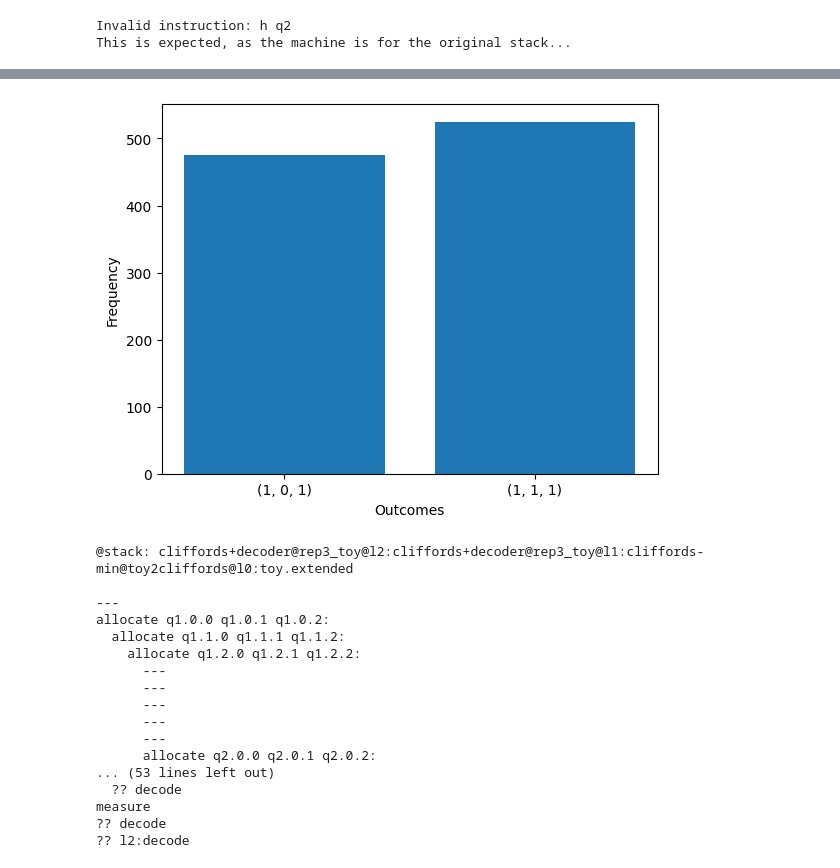
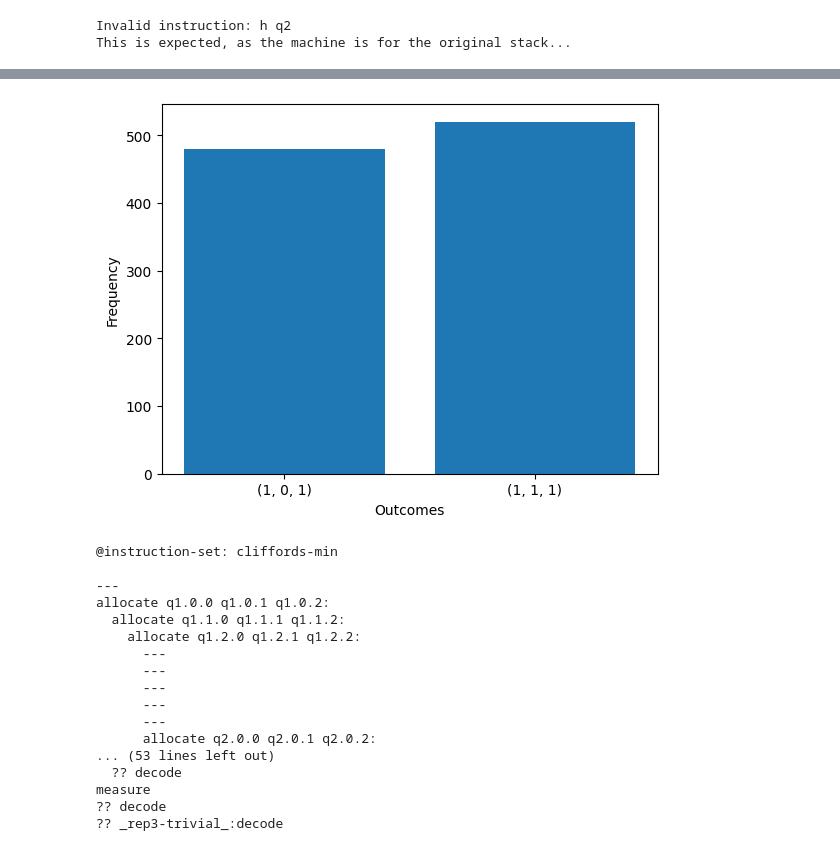
Before and after one commit to anpaz/qstack, a Jupyter notebook: examples/4.compile.ipynb, the cells around one changed output, grey strips where cells are left out. Saved outputs shown, nothing was run; the diff lists cells and outputs as text; code cells hidden in the pictures.

```diff
--- a/examples/4.compile.ipynb
+++ b/examples/4.compile.ipynb
@@ -47,10 +42,11 @@ Program(stack=Stack(target=LayerNode(lower=None, namespace='', layer=Layer(name=
 # Set up a local quantum machine to execute the program.
 # Each machine in qstack is created to target a specific stack or instruction set.
 # This ensures that the machine can correctly interpret and execute the program's instructions.
-from qstack.machine import local_machine_for
+from qstack.machine import local_machine_for, create_callbacks
 
 original = program
-machine = local_machine_for(original.stack)
+callbacks = create_callbacks(fix)
+machine = local_machine_for(original.instruction_set, callbacks)
 
 # Evaluate the original program and plot the resulting histogram.
 machine.eval(original).plot_histogram()
@@ -63,7 +59,7 @@ machine.eval(original).plot_histogram()
 from qstack.compilers.toy2cliffords import ToyCompiler
 
 compiler = ToyCompiler()
-compiled = compiler.compile(original)
+compiled, compiled_callbacks = compiler.compile(original, callbacks)
 
 # Print the compiled program to see the transformed representation.
 print(compiled)
@@ -101,7 +97,7 @@ machine.eval(compiled).plot_histogram()
 from qstack.compilers.rep3_trivial import TrivialRepetitionCompiler
 
 compiler = TrivialRepetitionCompiler()
-rep3 = compiler.compile(compiled)
+rep3, rep3_callbacks = compiler.compile(compiled, compiled_callbacks)
 
 # Print the program after applying the repetition code.
 print(rep3)
@@ -129,18 +125,18 @@ measure
 ?? decode
 # %%
 # Set up a machine for the repetition-coded program and evaluate it.
-machine = local_machine_for(rep3.stack)
+machine = local_machine_for(rep3.instruction_set, callbacks=rep3_callbacks)
 machine.eval(rep3).plot_histogram()
 # %% [output]
-[figure, old version]
+[figure, new version]
 # %%
 # Apply the repetition code again to the program.
-rep3bis = compiler.compile(rep3)
+rep3bis, rep3bis_callbacks = compiler.compile(rep3, rep3_callbacks)
 
 # Print the program after the second application of the repetition code.
 print(rep3bis)
 # %% [output]
-@stack: cliffords+decoder@rep3_toy@l2:cliffords+decoder@rep3_toy@l1:cliffords-min@toy2cliffords@l0:toy.extended
+@instruction-set: cliffords-min
 
 ---
 allocate q1.0.0 q1.0.1 q1.0.2:
@@ -156,7 +152,7 @@ allocate q1.0.0 q1.0.1 q1.0.2:
   ?? decode
 measure
 ?? decode
-?? l2:decode
+?? _rep3-trivial_:decode
 # %%
 # A single-shot execution runs the program once and returns the measurement outcomes.
 # This is useful for observing the result of a single execution of the quantum program.
```
Also changed, not shown: parts of 10 cells of this notebook, 24 other files.
